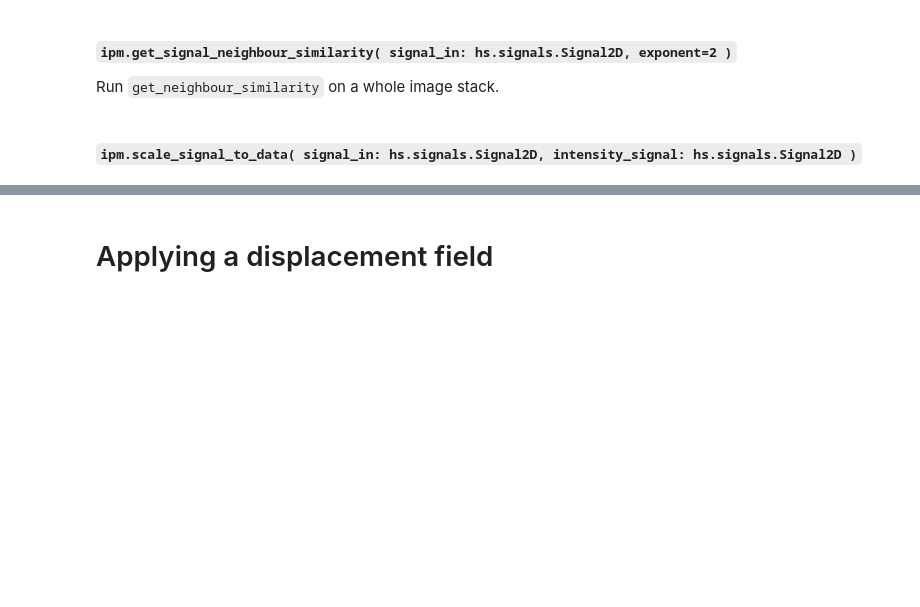
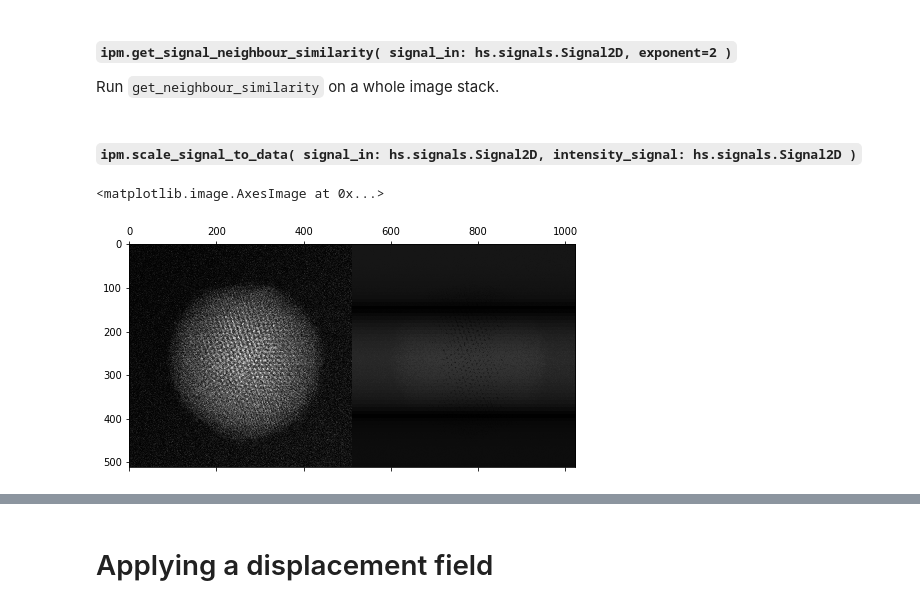
Before and after one commit to LawrenceDior/image-registration, a Jupyter notebook: ImageProcessingDemonstrations.ipynb, the cells around one changed output, grey strips where cells are left out. Cells and saved outputs as stored; diff of their text form; code cells hidden in the pictures; blank space fills up the shorter version.

```diff
--- a/ImageProcessingDemonstrations.ipynb
+++ b/ImageProcessingDemonstrations.ipynb
@@ -253,3 +362,8 @@ ns_scaled = ipm.scale_signal_to_data(chosen_signal, ns)
 # %%
 %matplotlib qt
 hs.plot.plot_signals([chosen_signal, ns, ns_scaled])
+# %%
+plt.matshow(np.hstack((ipm.normalised_image(signal_4.data[0]), ipm.get_neighbour_similarity_faster(signal_4.data[0], print_progress=False))))
+# %% [output]
+<matplotlib.image.AxesImage at 0x...>
+[figure, added]
```
Also changed, not shown: parts of 7 cells of this notebook, 3 other files.
